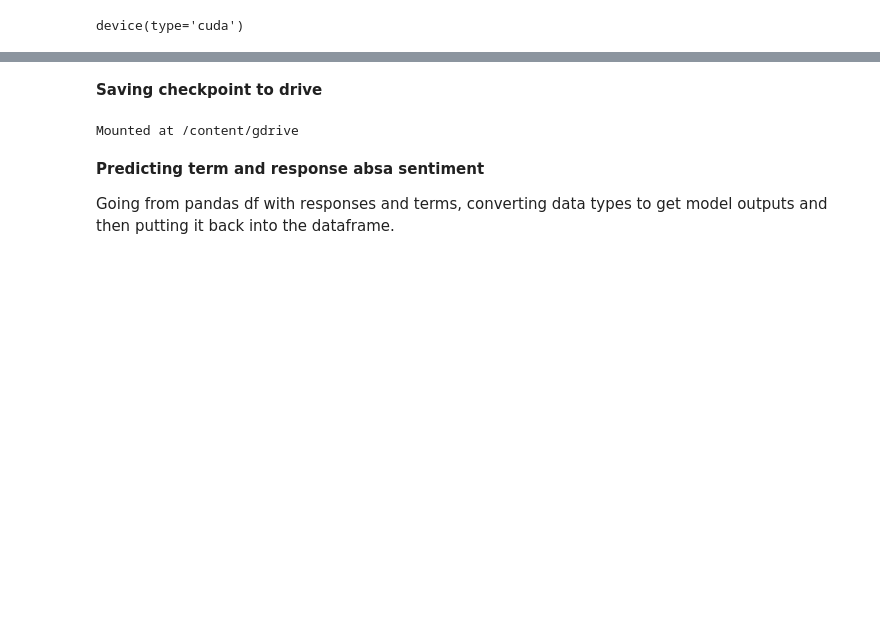
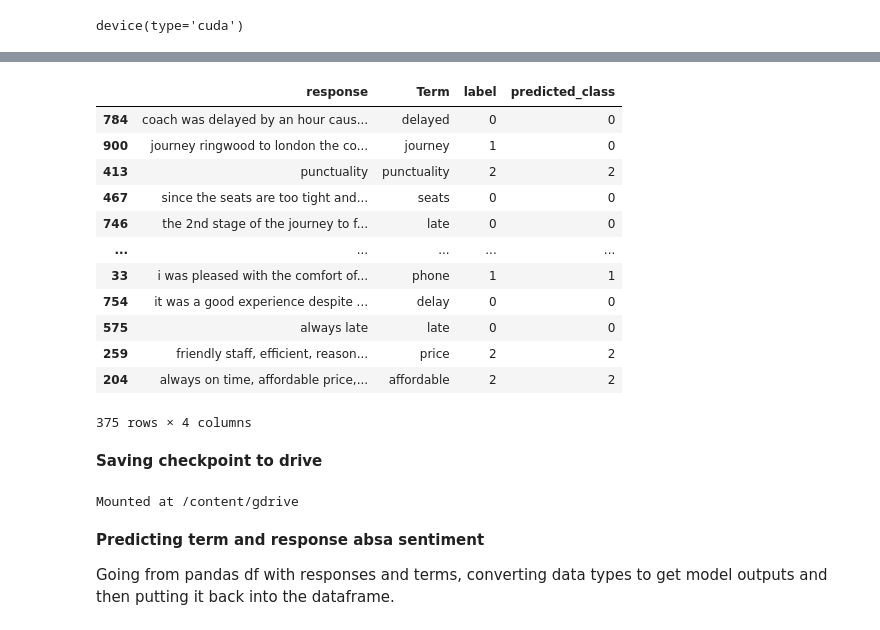
Before and after one commit to a1nagrecha/Optimising_BERT, a Jupyter notebook: absa_train.ipynb, the cells around one changed output, grey strips where cells are left out. Cells and saved outputs as stored; diff of their text form; code cells hidden in the pictures; blank space fills up the shorter version.

```diff
--- a/absa_train.ipynb
+++ b/absa_train.ipynb
@@ -228,3 +404,19 @@ val.to_csv('check.csv')
+# %%
+val
+# %% [output]
+|  | response | Term | label | predicted_class |
+| 784 | coach was delayed by an hour caus... | delayed | 0 | 0 |
+| 900 | journey ringwood to london the co... | journey | 1 | 0 |
+| 413 | punctuality | punctuality | 2 | 2 |
+| 467 | since the seats are too tight and... | seats | 0 | 0 |
+| 746 | the 2nd stage of the journey to f... | late | 0 | 0 |
+| ... | ... | ... | ... | ... |
+| 33 | i was pleased with the comfort of... | phone | 1 | 1 |
+| 754 | it was a good experience despite ... | delay | 0 | 0 |
+| 575 | always late | late | 0 | 0 |
+| 259 | friendly staff, efficient, reason... | price | 2 | 2 |
+| 204 | always on time, affordable price,... | affordable | 2 | 2 |
+375 rows × 4 columns
 # %% [markdown]
 **Saving checkpoint to drive**
 # %%
```
Also changed, not shown: parts of 15 cells of this notebook.
